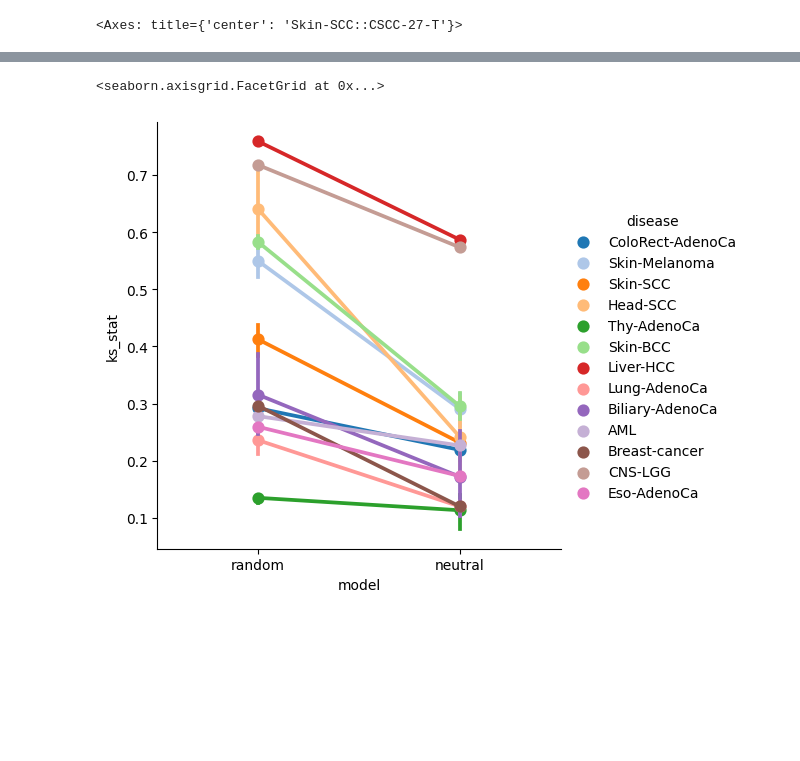
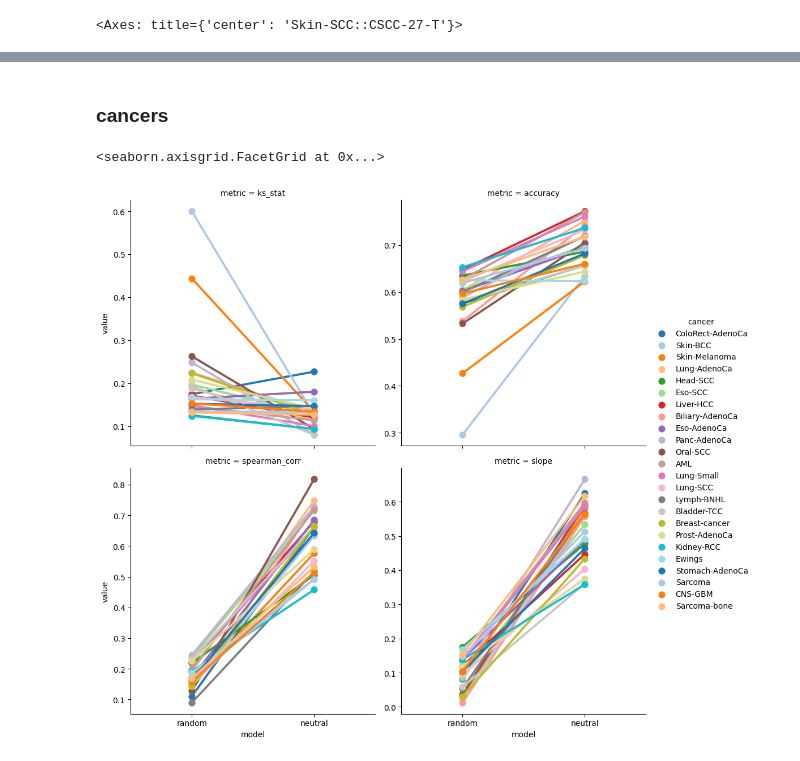
Before and after one commit to mitoclub/AminoAcidShift, a Jupyter notebook: PCAWG/extract_missense_variants.ipynb, the cells around one changed output, grey strips where cells are left out. Saved outputs shown, nothing was run; the diff lists cells and outputs as text; code cells hidden in the pictures; blank space fills up the shorter version.

Commit message:
model applied to cancers

```diff
--- a/PCAWG/extract_missense_variants.ipynb
+++ b/PCAWG/extract_missense_variants.ipynb
@@ -213,9 +240,12 @@ plot_mutspec192(spectra_wes192, spectra_col=cur_sample, title=cur_sample)
+# %% [markdown]
+### cancers
 # %%
-df_met = pd.read_csv('./data/nuclear_somatic_fit_metrics.csv')
-df_met['label'] = df_met['disease'] + '::' + df_met['sample']
+df_met = pd.read_csv('./data/nuclear_somatic_fit_metrics_cancers.csv')
 # %%
-sns.catplot(df_met, hue='disease', y='ks_stat', x='model',
+sns.catplot(df_met.melt(['cancer', 'model'],
+                        ['ks_stat', 'accuracy', 'spearman_corr', 'slope'], var_name='metric'),
+            hue='cancer', y='value', x='model', col='metric', sharey=False, col_wrap=2,
             kind='point', order=['random', 'neutral'], palette='tab20')
 # %% [output]
 <seaborn.axisgrid.FacetGrid at 0x...>
-[figure, old version]
+[figure, new version]
```
Also changed, not shown: parts of 24 cells of this notebook, 9 other files.
